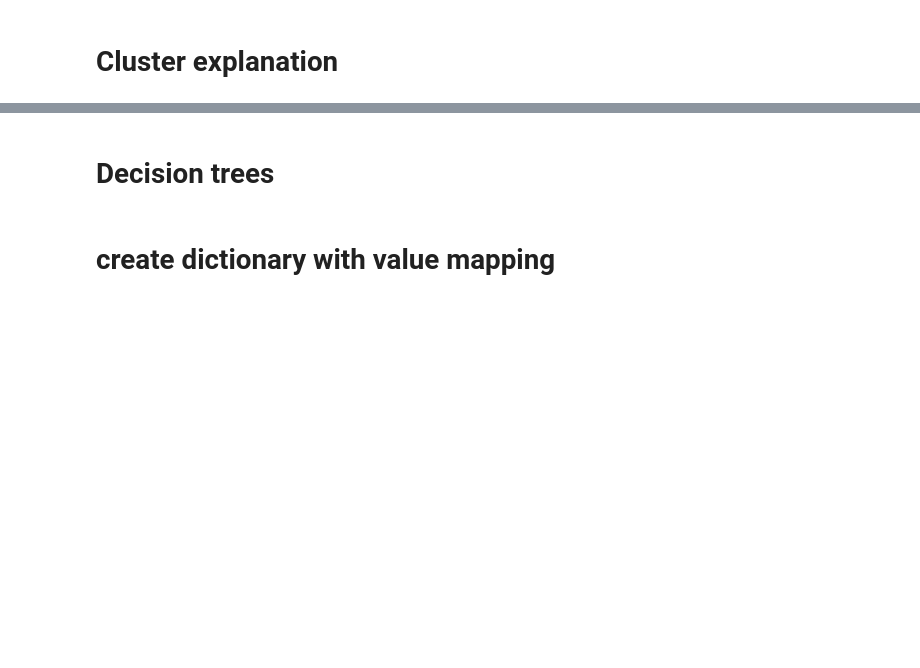
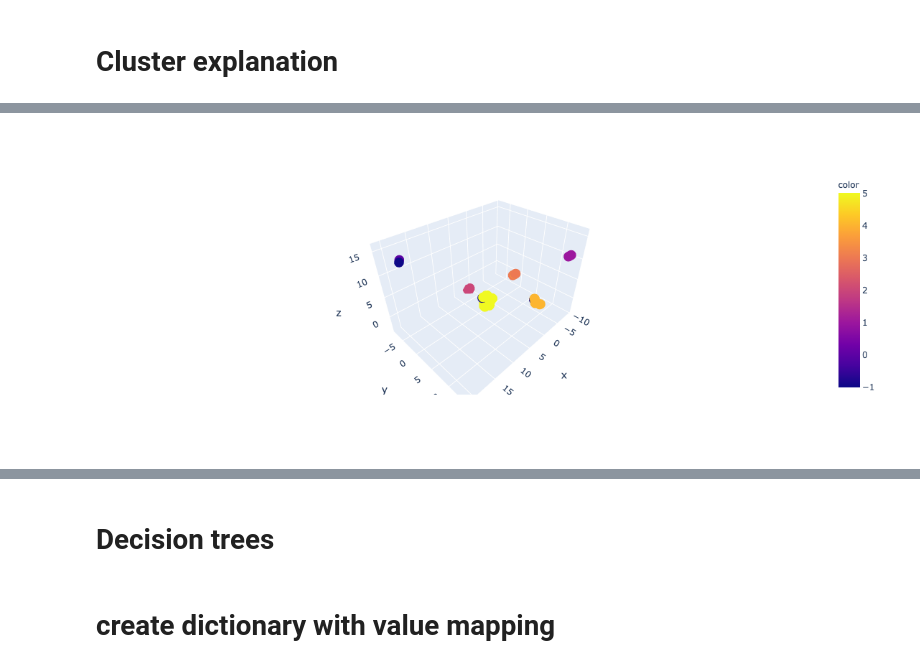
Before and after one commit to MartinMarzi/IPMdecisions, a Jupyter notebook: IPMdecisions-DataExploration-1_3.ipynb, the cells around one changed output, grey strips where cells are left out. Saved outputs shown, nothing was run; the diff lists cells and outputs as text; code cells hidden in the pictures; blank space fills up the shorter version.

```diff
--- a/IPMdecisions-DataExploration-1_3.ipynb
+++ b/IPMdecisions-DataExploration-1_3.ipynb
@@ -341,0 +376,9 @@ ax.scatter(intersection_embedding[clustered, 0],
+# %%
+intersection_df = pd.DataFrame(data=embedding3d, columns=["x", "y", "z"])
+union_df = pd.DataFrame(data=embedding3d, columns=["x", "y", "z"])
+# %%
+# Intersection embedding cluster visualisation
+fig = px.scatter_3d(intersection_df, "x","y","z", color=intersection_clusters)
+fig.show()
+# %% [output]
+[figure, added]
```
Also changed, not shown: parts of 23 cells of this notebook.
